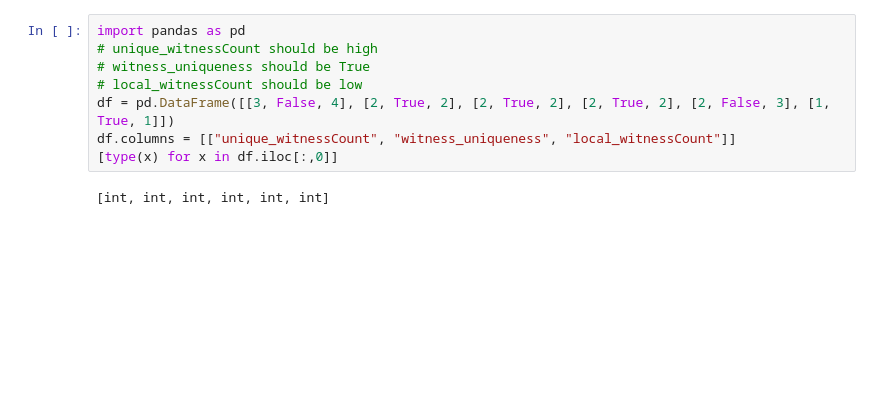
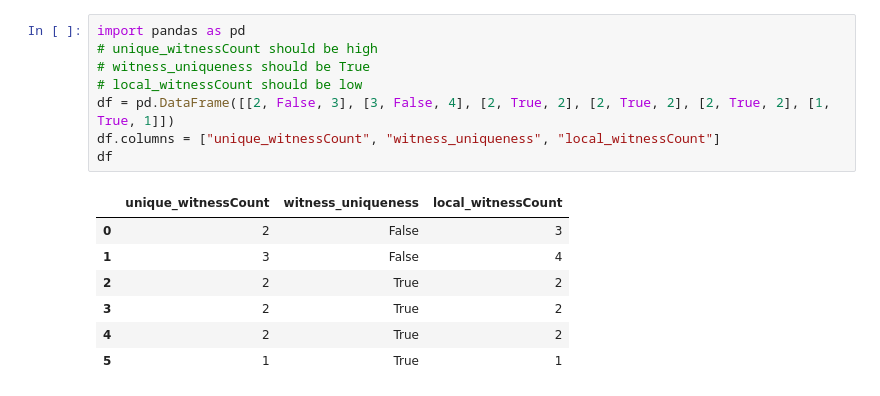
Before and after one commit to djbpitt/this-time-for-sure, a Jupyter notebook: dot_sandbox.ipynb, the cells around one changed output. Drawn from its saved outputs; the diff is of its cells as text; blank space fills up the shorter version.

```diff
--- a/dot_sandbox.ipynb
+++ b/dot_sandbox.ipynb
@@ -1,10 +1,16 @@
 # %%
 import pandas as pd
 # unique_witnessCount should be high
 # witness_uniqueness should be True
 # local_witnessCount should be low
-df = pd.DataFrame([[3, False, 4], [2, True, 2], [2, True, 2], [2, True, 2], [2, False, 3], [1, True, 1]])
-df.columns = [["unique_witnessCount", "witness_uniqueness", "local_witnessCount"]]
-[type(x) for x in df.iloc[:,0]]
+df = pd.DataFrame([[2, False, 3], [3, False, 4], [2, True, 2], [2, True, 2], [2, True, 2], [1, True, 1]])
+df.columns = ["unique_witnessCount", "witness_uniqueness", "local_witnessCount"]
+df
 # %% [output]
-[int, int, int, int, int, int]
+|  | unique_witnessCount | witness_uniqueness | local_witnessCount |
+| 0 | 2 | False | 3 |
+| 1 | 3 | False | 4 |
+| 2 | 2 | True | 2 |
+| 3 | 2 | True | 2 |
+| 4 | 2 | True | 2 |
+| 5 | 1 | True | 1 |
```
Also changed, not shown: parts of 3 cells of this notebook.
